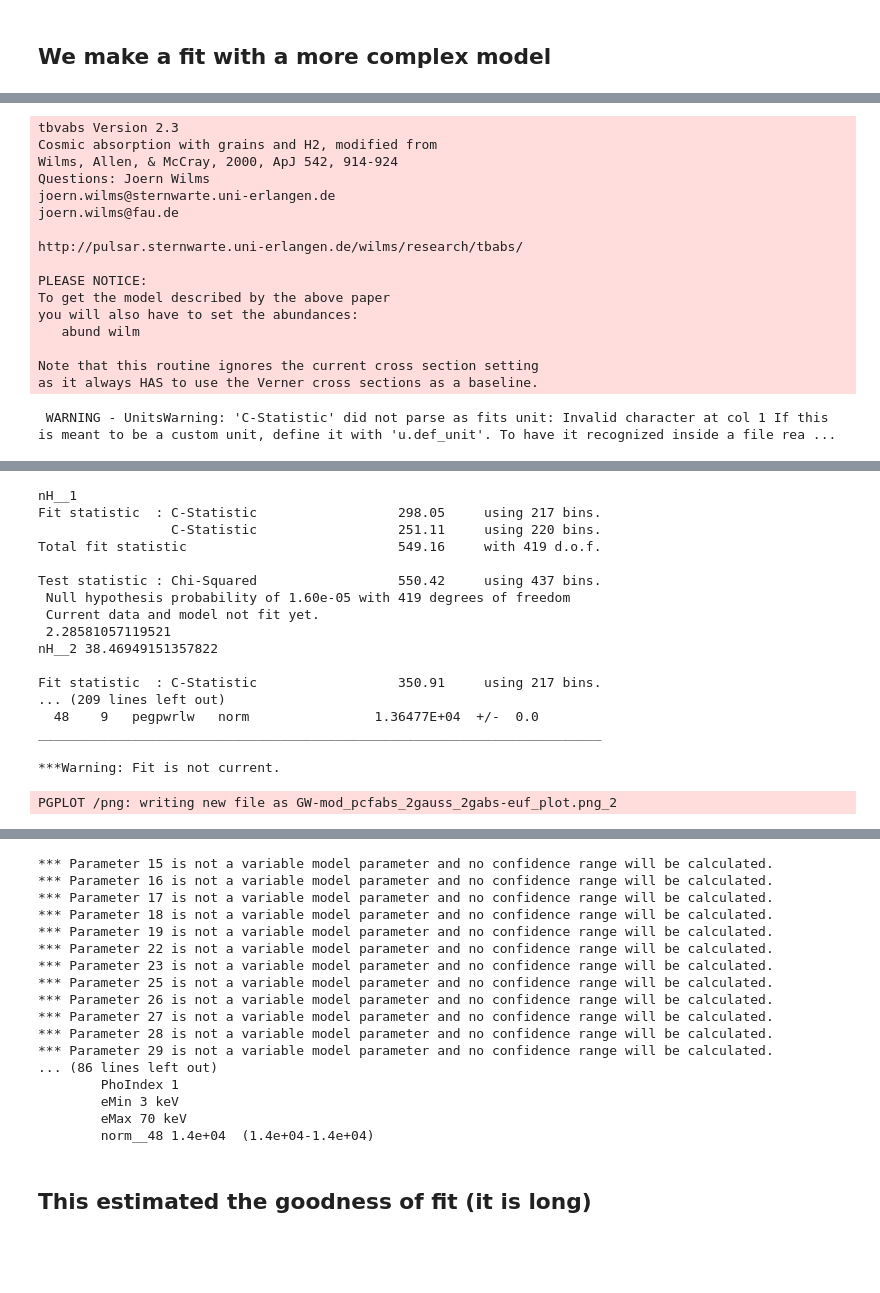
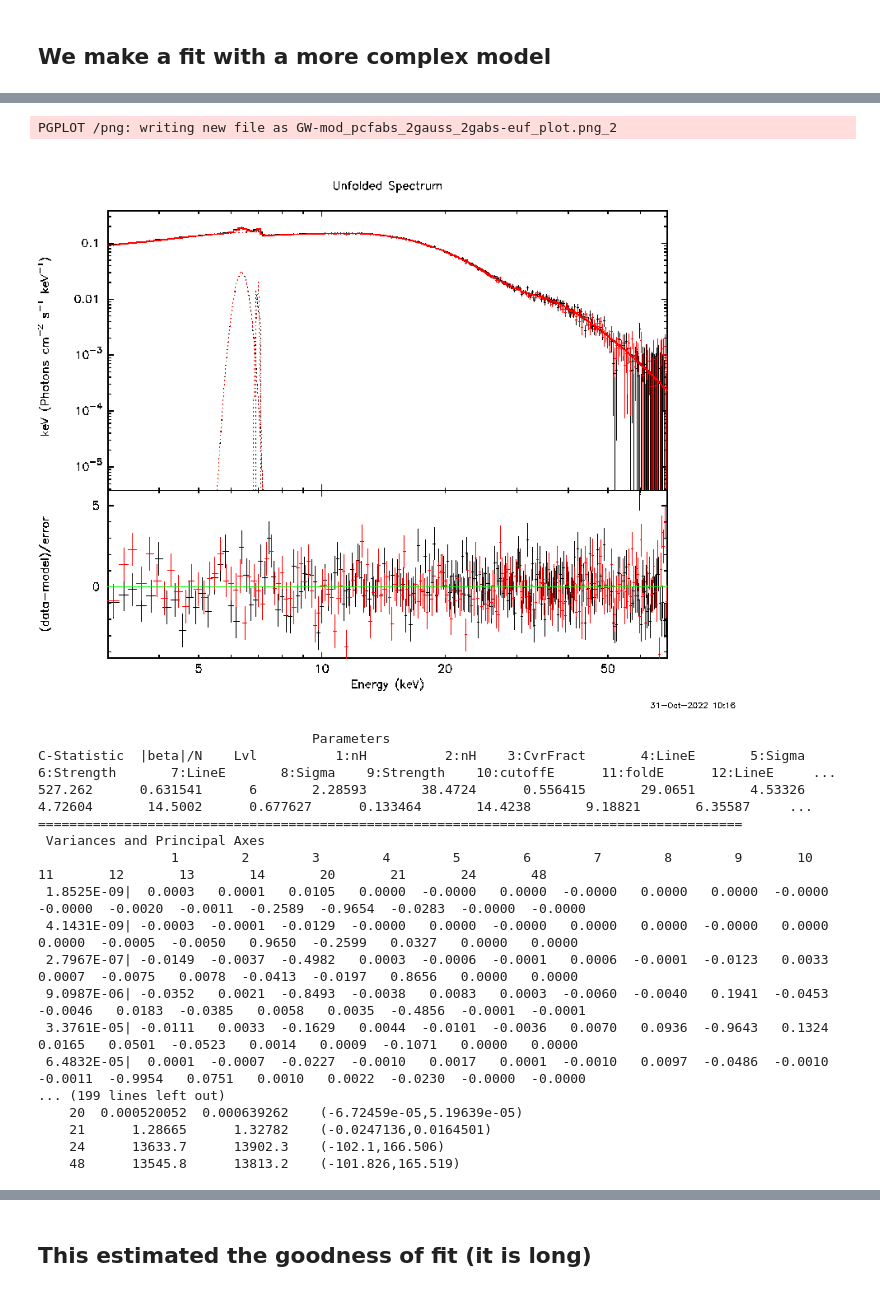
Before and after one commit to SamMerc/APLI, a Jupyter notebook: notebooks/Spectral.ipynb, the cells around one changed output, grey strips where cells are left out. Drawn from its saved outputs; the diff is of its cells as text; code cells hidden in the pictures; blank space fills up the shorter version.

```diff
--- a/notebooks/Spectral.ipynb
+++ b/notebooks/Spectral.ipynb
@@ -133,7 +141,7 @@ Spectral parameters:
 # %%
 import xspec
 
-run_chain = False
+run_chain = True
 reload(pysas)
 fit_by_bin={}
 
@@ -234,17 +242,19 @@ Resetting constants for fit
-tbvabs Version 2.3
-Cosmic absorption with grains and H2, modified from
-Wilms, Allen, & McCray, 2000, ApJ 542, 914-924
-Questions: Joern Wilms
-joern.wilms@sternwarte.uni-erlangen.de
-joern.wilms@fau.de
-
-http://pulsar.sternwarte.uni-erlangen.de/wilms/research/tbabs/
-
-PLEASE NOTICE:
-To get the model described by the above paper
-you will also have to set the abundances:
-   abund wilm
-
-Note that this routine ignores the current cross section setting
-as it always HAS to use the Verner cross sections as a baseline.
+PGPLOT /png: writing new file as GW-mod_pcfabs_2gauss_2gabs-euf_plot.png_2
+[figure]
- WARNING - UnitsWarning: 'C-Statistic' did not parse as fits unit: Invalid character at col 1 If this is meant to be a custom unit, define it with 'u.def_unit'. To have it recognized inside a file rea ...
+                                   Parameters
+C-Statistic  |beta|/N    Lvl          1:nH          2:nH    3:CvrFract       4:LineE       5:Sigma    6:Strength       7:LineE       8:Sigma    9:Strength    10:cutoffE      11:foldE      12:LineE     ...
+527.262      0.631541      6       2.28593       38.4724      0.556415       29.0651       4.53326       4.72604       14.5002      0.677627      0.133464       14.4238       9.18821       6.35587     ...
+==========================================================================================
+ Variances and Principal Axes
+                 1        2        3        4        5        6        7        8        9       10       11       12       13       14       20       21       24       48
+ 1.8525E-09|  0.0003   0.0001   0.0105   0.0000  -0.0000   0.0000  -0.0000   0.0000   0.0000  -0.0000  -0.0000  -0.0020  -0.0011  -0.2589  -0.9654  -0.0283  -0.0000  -0.0000
+ 4.1431E-09| -0.0003  -0.0001  -0.0129  -0.0000   0.0000  -0.0000   0.0000   0.0000  -0.0000   0.0000   0.0000  -0.0005  -0.0050   0.9650  -0.2599   0.0327   0.0000   0.0000
+ 2.7967E-07| -0.0149  -0.0037  -0.4982   0.0003  -0.0006  -0.0001   0.0006  -0.0001  -0.0123   0.0033   0.0007  -0.0075   0.0078  -0.0413  -0.0197   0.8656   0.0000   0.0000
+ 9.0987E-06| -0.0352   0.0021  -0.8493  -0.0038   0.0083   0.0003  -0.0060  -0.0040   0.1941  -0.0453  -0.0046   0.0183  -0.0385   0.0058   0.0035  -0.4856  -0.0001  -0.0001
+ 3.3761E-05| -0.0111   0.0033  -0.1629   0.0044  -0.0101  -0.0036   0.0070   0.0936  -0.9643   0.1324   0.0165   0.0501  -0.0523   0.0014   0.0009  -0.1071   0.0000   0.0000
+ 6.4832E-05|  0.0001  -0.0007  -0.0227  -0.0010   0.0017   0.0001  -0.0010   0.0097  -0.0486  -0.0010  -0.0011  -0.9954   0.0751   0.0010   0.0022  -0.0230  -0.0000  -0.0000
+... (199 lines left out)
+    20  0.000520052  0.000639262    (-6.72459e-05,5.19639e-05)
+    21      1.28665      1.32782    (-0.0247136,0.0164501)
+    24      13633.7      13902.3    (-102.1,166.506)
+    48      13545.8      13813.2    (-101.826,165.519)
@@ -252,18 +260,0 @@ WARNING: UnitsWarning: 'C-Statistic' did not parse as fits unit: Invalid charact
-nH__1
-Fit statistic  : C-Statistic                  298.05     using 217 bins.
-                 C-Statistic                  251.11     using 220 bins.
-Total fit statistic                           549.16     with 419 d.o.f.
-
-Test statistic : Chi-Squared                  550.42     using 437 bins.
- Null hypothesis probability of 1.60e-05 with 419 degrees of freedom
- Current data and model not fit yet.
- 2.28581057119521
-nH__2 38.46949151357822
-
-Fit statistic  : C-Statistic                  350.91     using 217 bins.
-... (209 lines left out)
-  48    9   pegpwrlw   norm                1.36477E+04  +/-  0.0
-________________________________________________________________________
-
-***Warning: Fit is not current.
-PGPLOT /png: writing new file as GW-mod_pcfabs_2gauss_2gabs-euf_plot.png_2
@@ -271,17 +260,0 @@ PGPLOT /png: writing new file as GW-mod_pcfabs_2gauss_2gabs-euf_plot.png_2
-*** Parameter 15 is not a variable model parameter and no confidence range will be calculated.
-*** Parameter 16 is not a variable model parameter and no confidence range will be calculated.
-*** Parameter 17 is not a variable model parameter and no confidence range will be calculated.
-*** Parameter 18 is not a variable model parameter and no confidence range will be calculated.
-*** Parameter 19 is not a variable model parameter and no confidence range will be calculated.
-*** Parameter 22 is not a variable model parameter and no confidence range will be calculated.
-*** Parameter 23 is not a variable model parameter and no confidence range will be calculated.
-*** Parameter 25 is not a variable model parameter and no confidence range will be calculated.
-*** Parameter 26 is not a variable model parameter and no confidence range will be calculated.
-*** Parameter 27 is not a variable model parameter and no confidence range will be calculated.
-*** Parameter 28 is not a variable model parameter and no confidence range will be calculated.
-*** Parameter 29 is not a variable model parameter and no confidence range will be calculated.
-... (86 lines left out)
-        PhoIndex 1
-        eMin 3 keV
-        eMax 70 keV
-        norm__48 1.4e+04  (1.4e+04-1.4e+04)
```
Also changed, not shown: parts of 15 cells of this notebook, 22 other files.
